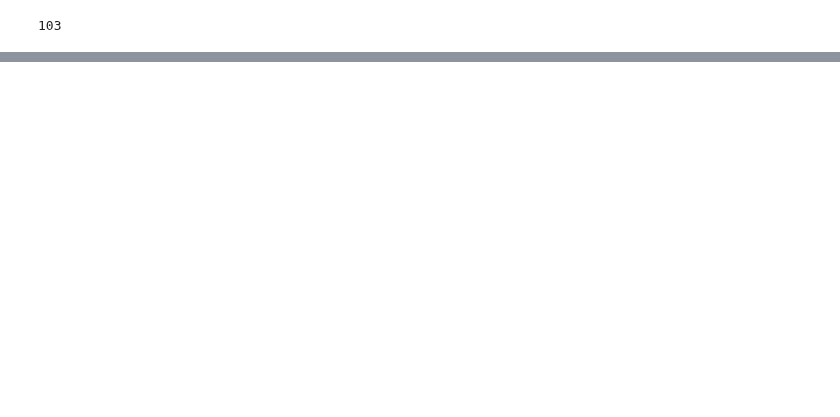
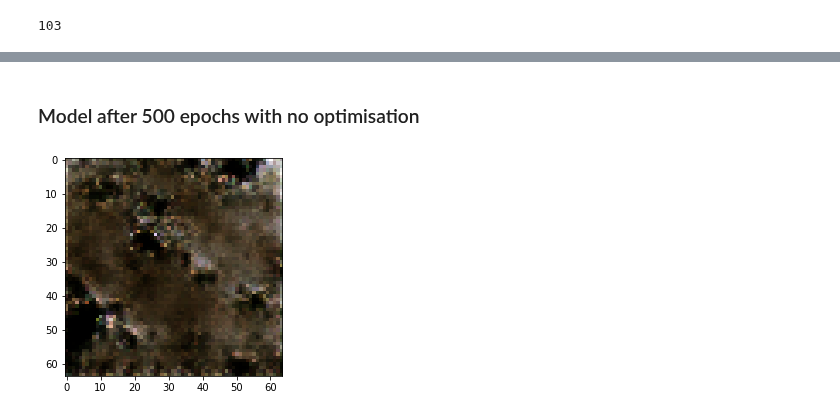
Before and after one commit to neithangurthang/SyntheticCities, a Jupyter notebook: notebooks/05 FakeCityGenerator.ipynb, the cells around one changed output, grey strips where cells are left out. Saved outputs shown, nothing was run; the diff lists cells and outputs as text; code cells hidden in the pictures; blank space fills up the shorter version.

```diff
--- a/notebooks/05 FakeCityGenerator.ipynb
+++ b/notebooks/05 FakeCityGenerator.ipynb
@@ -106,0 +122,7 @@ save_image(fake[i][0], 'img1.png')
+# %% [markdown]
+### Model after 500 epochs with no optimisation
+# %%
+i = random.sample(range(b_size), 1)[0]
+plt.imshow(normalizeRGB(fakeJNB[i]).permute(1,2,0));
+# %% [output]
+[figure, added]
```
Also changed, not shown: parts of 25 cells of this notebook, 12 other files.
